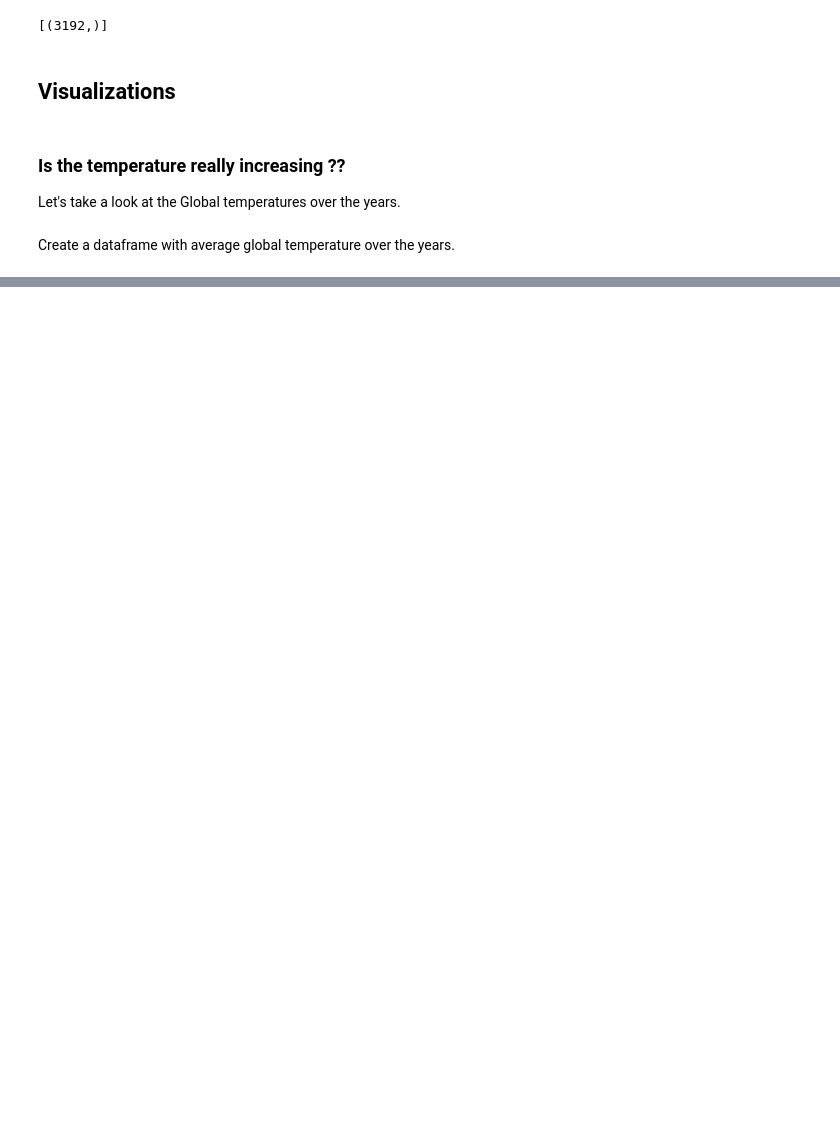
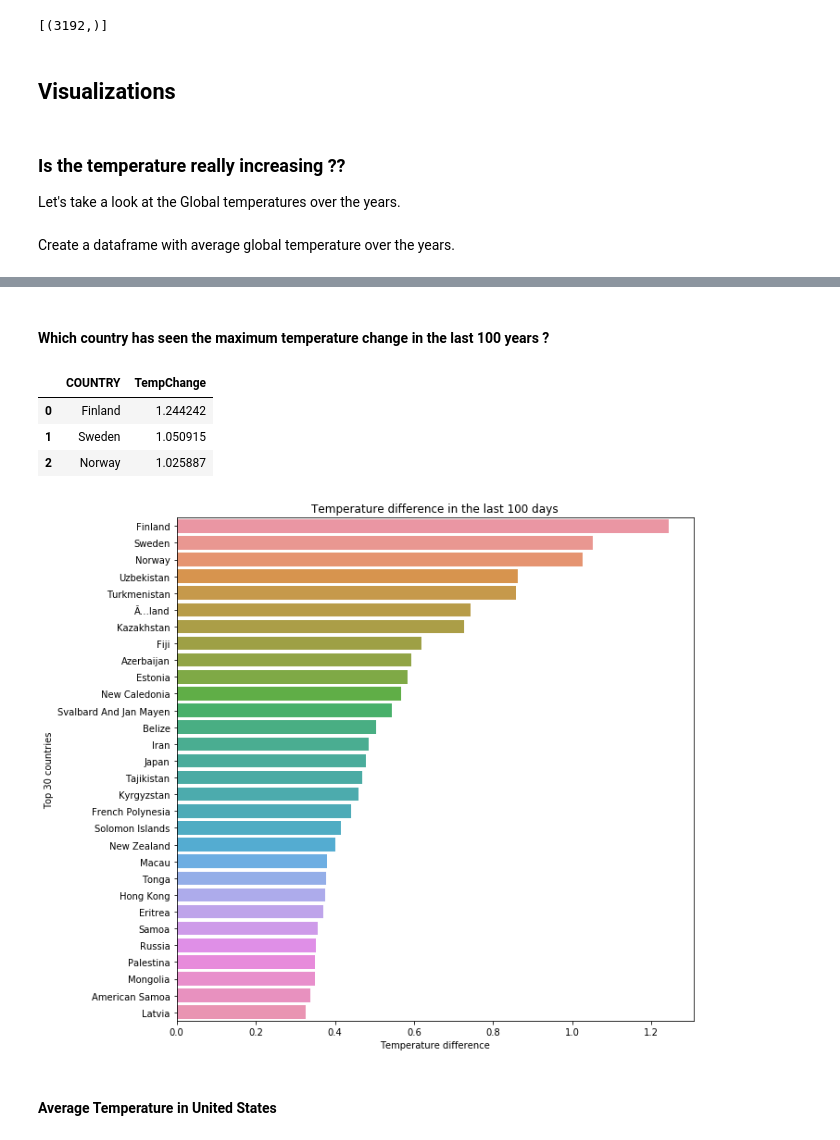
Before and after one commit to Akhil-Koppera/Climate_Change, a Jupyter notebook: Project.ipynb, the cells around one changed output, grey strips where cells are left out. Drawn from its saved outputs; the diff is of its cells as text; code cells hidden in the pictures; blank space fills up the shorter version.

```diff
--- a/Project.ipynb
+++ b/Project.ipynb
@@ -167,0 +263,38 @@ Land temperature does appear to be increasing over the years
+# %% [markdown]
+#### Which country has seen the maximum temperature change in the last 100 years ?
+# %%
+query = """SELECT A.COUNTRY,A.average_temp-B.average_temp as TempChange
+            FROM
+            (
+                SELECT MAX(strftime('%Y',DATE)) Year,AVG(AVG_TEMP) average_temp, COUNTRY
+                FROM COUNTRY
+                WHERE AVG_TEMP != ''
+                GROUP BY COUNTRY
+            ) A,
+            (
+                SELECT strftime('%Y',DATE) Year, AVG(AVG_TEMP) average_temp, COUNTRY
+                FROM COUNTRY
+                WHERE AVG_TEMP != ''
+                AND Year = '1900'
+                GROUP BY COUNTRY
+            ) B
+            where A.COUNTRY = B.COUNTRY
+            group by A.COUNTRY
+            order by TempChange desc
+            LIMIT 30
+        """
+df = pd.read_sql(query, con = conn)
+df.head(3)
+# %% [output]
+|  | COUNTRY | TempChange |
+| 0 | Finland | 1.244242 |
+| 1 | Sweden | 1.050915 |
+| 2 | Norway | 1.025887 |
+# %%
+fig,ax = plt.subplots(figsize=(10, 10))
+sns.barplot(x=df['TempChange'], y=df['COUNTRY'], ax=ax)
+texts = ax.set(ylabel="Top 30 countries", xlabel="Temperature difference", title="Temperature difference in the last 100 days")
+# %% [output]
+[figure, added]
+# %% [markdown]
+#### Average Temperature in United States
```
Also changed, not shown: parts of 32 cells of this notebook.
